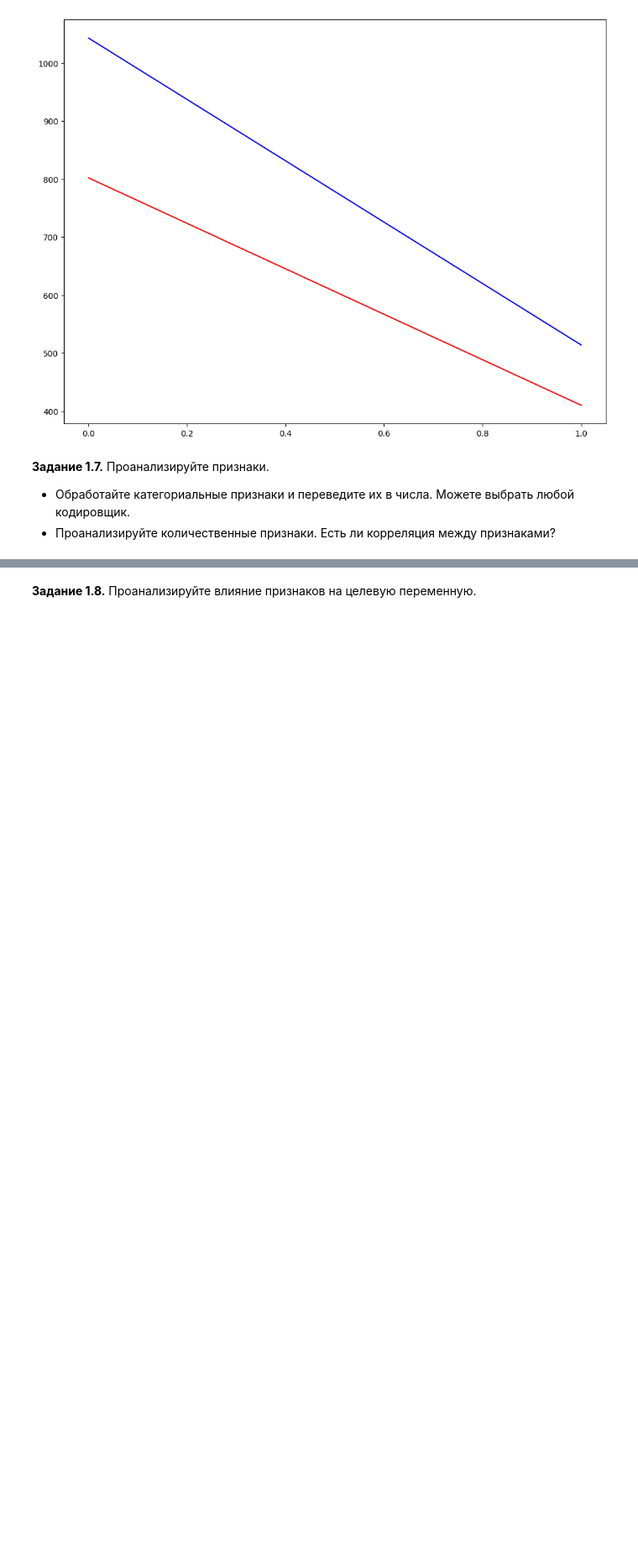
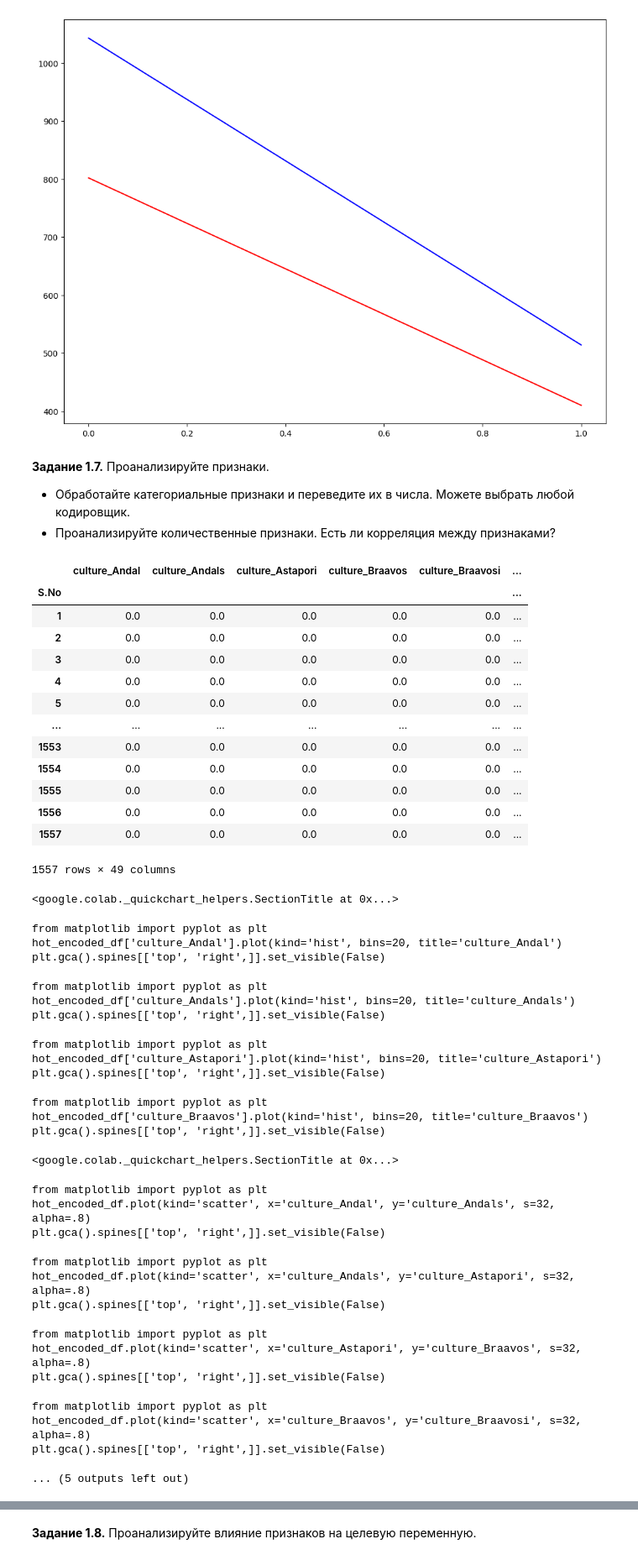
Before and after one commit to Prototype721/MFTI_course, a Jupyter notebook: week_01_ml_intro/Homework/hw_1_game_of_thrones.ipynb, the cells around one changed output, grey strips where cells are left out. Shown at 84% size. Cells and saved outputs as stored; diff of their text form; code cells hidden in the pictures; blank space fills up the shorter version.

```diff
--- a/week_01_ml_intro/Homework/hw_1_game_of_thrones.ipynb
+++ b/week_01_ml_intro/Homework/hw_1_game_of_thrones.ipynb
@@ -350,0 +359,52 @@ analyse_feature('book5') # можно оставить book 1, 4 и 5
+# %%
+from sklearn.preprocessing import OneHotEncoder
+
+cat_features = ['culture']
+
+encoder = OneHotEncoder(sparse_output=False)
+hot_encoded_table = encoder.fit_transform(data[cat_features])
+hot_encoded_df = pd.DataFrame(hot_encoded_table, columns=encoder.get_feature_names_out(cat_features), index = data.index)
+# %%
+hot_encoded_df
+# %% [output]
+|  | culture_Andal | culture_Andals | culture_Astapori | culture_Braavos | culture_Braavosi | ... |
+| S.No |  |  |  |  |  | ... |
+| 1 | 0.0 | 0.0 | 0.0 | 0.0 | 0.0 | ... |
+| 2 | 0.0 | 0.0 | 0.0 | 0.0 | 0.0 | ... |
+| 3 | 0.0 | 0.0 | 0.0 | 0.0 | 0.0 | ... |
+| 4 | 0.0 | 0.0 | 0.0 | 0.0 | 0.0 | ... |
+| 5 | 0.0 | 0.0 | 0.0 | 0.0 | 0.0 | ... |
+| ... | ... | ... | ... | ... | ... | ... |
+| 1553 | 0.0 | 0.0 | 0.0 | 0.0 | 0.0 | ... |
+| 1554 | 0.0 | 0.0 | 0.0 | 0.0 | 0.0 | ... |
+| 1555 | 0.0 | 0.0 | 0.0 | 0.0 | 0.0 | ... |
+| 1556 | 0.0 | 0.0 | 0.0 | 0.0 | 0.0 | ... |
+| 1557 | 0.0 | 0.0 | 0.0 | 0.0 | 0.0 | ... |
+1557 rows × 49 columns
+<google.colab._quickchart_helpers.SectionTitle at 0x...>
+from matplotlib import pyplot as plt
+hot_encoded_df['culture_Andal'].plot(kind='hist', bins=20, title='culture_Andal')
+plt.gca().spines[['top', 'right',]].set_visible(False)
+from matplotlib import pyplot as plt
+hot_encoded_df['culture_Andals'].plot(kind='hist', bins=20, title='culture_Andals')
+plt.gca().spines[['top', 'right',]].set_visible(False)
+from matplotlib import pyplot as plt
+hot_encoded_df['culture_Astapori'].plot(kind='hist', bins=20, title='culture_Astapori')
+plt.gca().spines[['top', 'right',]].set_visible(False)
+from matplotlib import pyplot as plt
+hot_encoded_df['culture_Braavos'].plot(kind='hist', bins=20, title='culture_Braavos')
+plt.gca().spines[['top', 'right',]].set_visible(False)
+<google.colab._quickchart_helpers.SectionTitle at 0x...>
+from matplotlib import pyplot as plt
+hot_encoded_df.plot(kind='scatter', x='culture_Andal', y='culture_Andals', s=32, alpha=.8)
+plt.gca().spines[['top', 'right',]].set_visible(False)
+from matplotlib import pyplot as plt
+hot_encoded_df.plot(kind='scatter', x='culture_Andals', y='culture_Astapori', s=32, alpha=.8)
+plt.gca().spines[['top', 'right',]].set_visible(False)
+from matplotlib import pyplot as plt
+hot_encoded_df.plot(kind='scatter', x='culture_Astapori', y='culture_Braavos', s=32, alpha=.8)
+plt.gca().spines[['top', 'right',]].set_visible(False)
+from matplotlib import pyplot as plt
+hot_encoded_df.plot(kind='scatter', x='culture_Braavos', y='culture_Braavosi', s=32, alpha=.8)
+plt.gca().spines[['top', 'right',]].set_visible(False)
+... (5 outputs left out)
```
Also changed, not shown: parts of 21 cells of this notebook.
